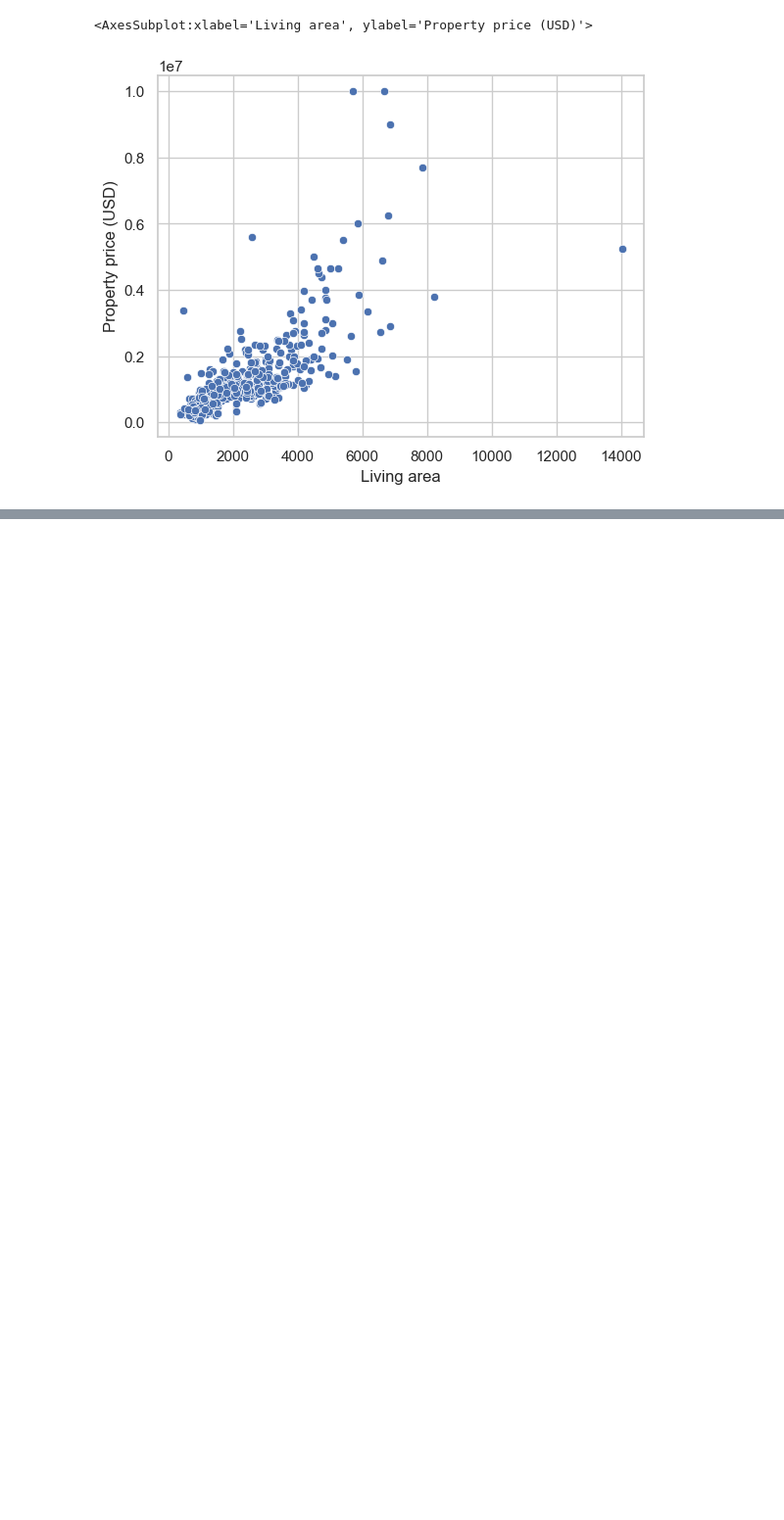
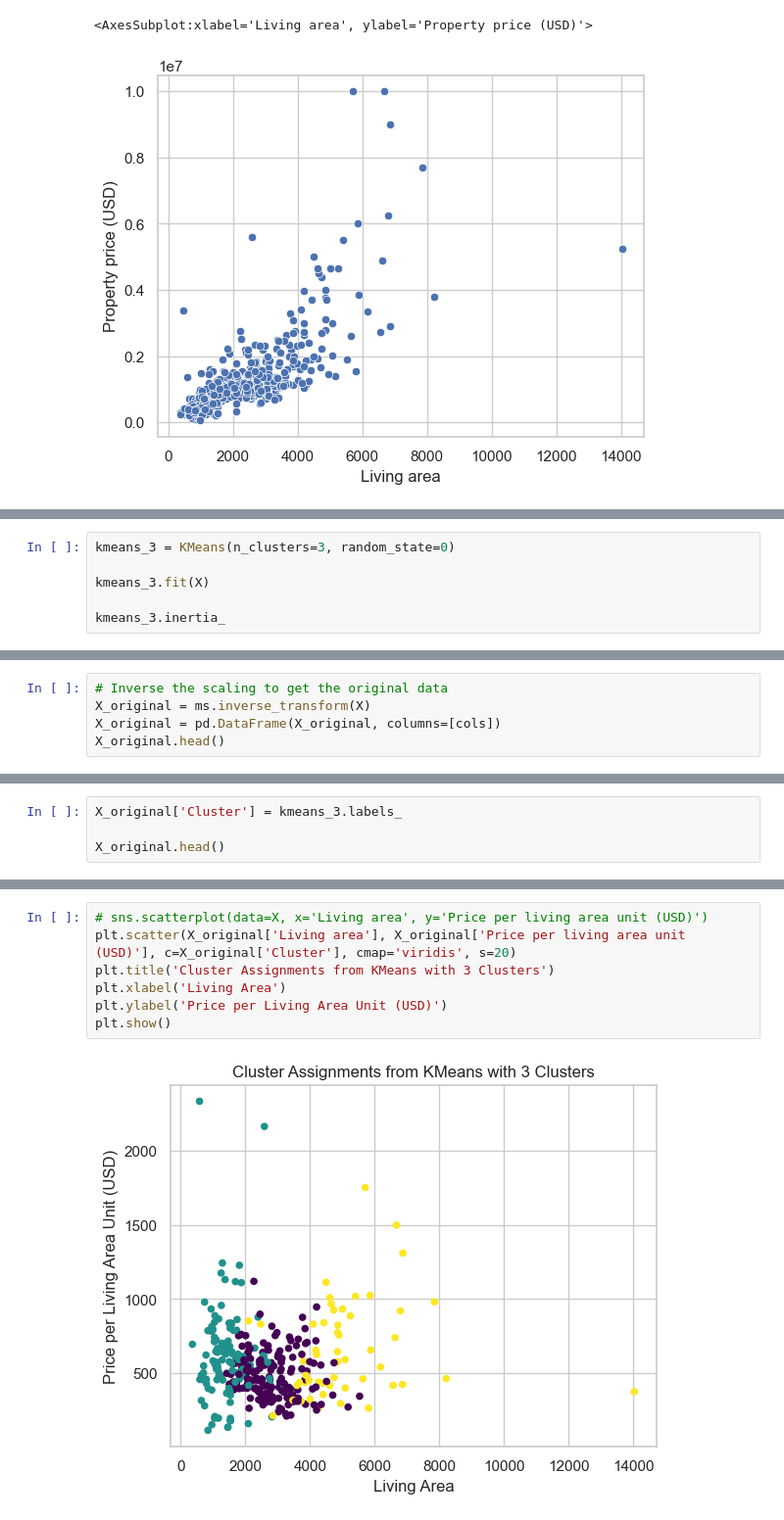
Before and after one commit to SUPERINTIALD/CSCI_4502_5502_Data_Mining_Final_Project, a Jupyter notebook: Market-Analysis.ipynb, the cells around one changed output, grey strips where cells are left out. Shown: that part at 98% size. Saved outputs shown, nothing was run; the diff lists cells and outputs as text; blank space fills up the shorter version.

```diff
--- a/Market-Analysis.ipynb
+++ b/Market-Analysis.ipynb
@@ -405,0 +559,6 @@ sns.scatterplot(data=soldDF, x="Living area", y="Property price (USD)")
+# %%
+kmeans_3 = KMeans(n_clusters=3, random_state=0)
+
+kmeans_3.fit(X)
+
+kmeans_3.inertia_
@@ -405,0 +569,5 @@ sns.scatterplot(data=soldDF, x="Living area", y="Property price (USD)")
+# %%
+# Inverse the scaling to get the original data
+X_original = ms.inverse_transform(X)
+X_original = pd.DataFrame(X_original, columns=[cols])
+X_original.head()
@@ -405,0 +581,4 @@ sns.scatterplot(data=soldDF, x="Living area", y="Property price (USD)")
+# %%
+X_original['Cluster'] = kmeans_3.labels_
+
+X_original.head()
@@ -405,0 +592,9 @@ sns.scatterplot(data=soldDF, x="Living area", y="Property price (USD)")
+# %%
+# sns.scatterplot(data=X, x='Living area', y='Price per living area unit (USD)')
+plt.scatter(X_original['Living area'], X_original['Price per living area unit (USD)'], c=X_original['Cluster'], cmap='viridis', s=20)
+plt.title('Cluster Assignments from KMeans with 3 Clusters')
+plt.xlabel('Living Area')
+plt.ylabel('Price per Living Area Unit (USD)')
+plt.show()
+# %% [output]
+[figure, added]
```
Also changed, not shown: parts of 24 cells of this notebook.
